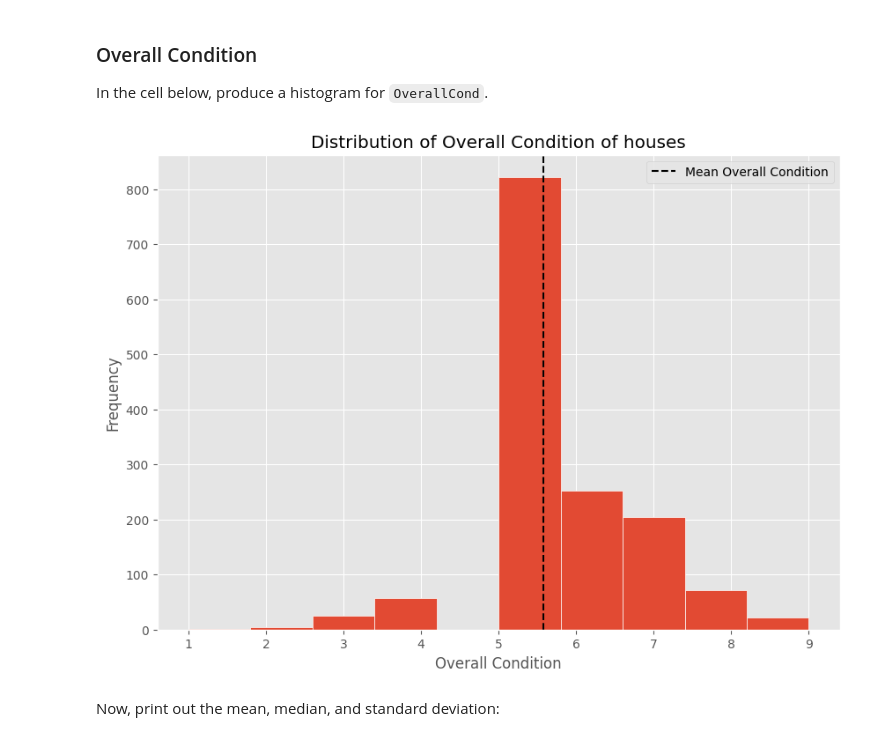
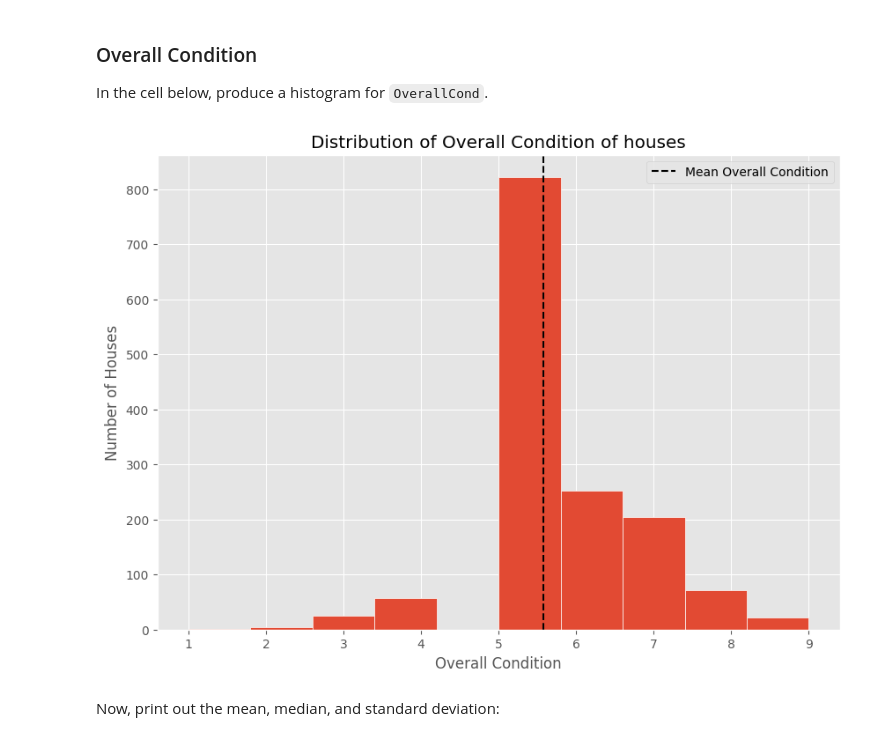
Before and after one commit to Jimmy-ai1/Pandas-eda-project1, a Jupyter notebook: index.ipynb, the cells around one changed output. Cells and saved outputs as stored; diff of their text form; code cells hidden in the pictures.

```diff
--- a/index.ipynb
+++ b/index.ipynb
@@ -260,14 +260,14 @@ In the cell below, produce a histogram for `OverallCond`.
 # %%
 # Your code here
 fig, ax = plt.subplots(figsize=(10, 7))
 ax.hist(df['OverallCond'], edgecolor='white')
 ax.axvline(df['OverallCond'].mean(), ls='dashed', color='black', label='Mean Overall Condition')
 ax.set_xlabel('Overall Condition')
-ax.set_ylabel('Frequency')
+ax.set_ylabel('Number of Houses')
 ax.set_title('Distribution of Overall Condition of houses')
 ax.legend();
 # %% [output]
-[figure, old version]
+[figure, new version]
 # %% [markdown]
 Now, print out the mean, median, and standard deviation:
 # %%
```
Also changed, not shown: parts of 3 cells of this notebook.
